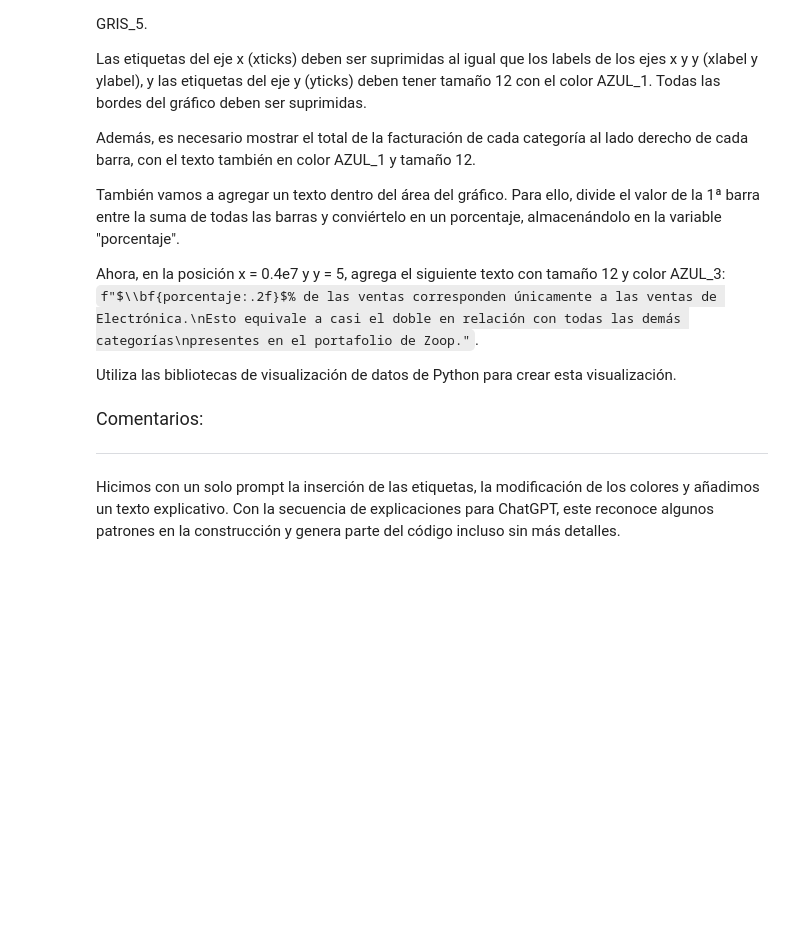
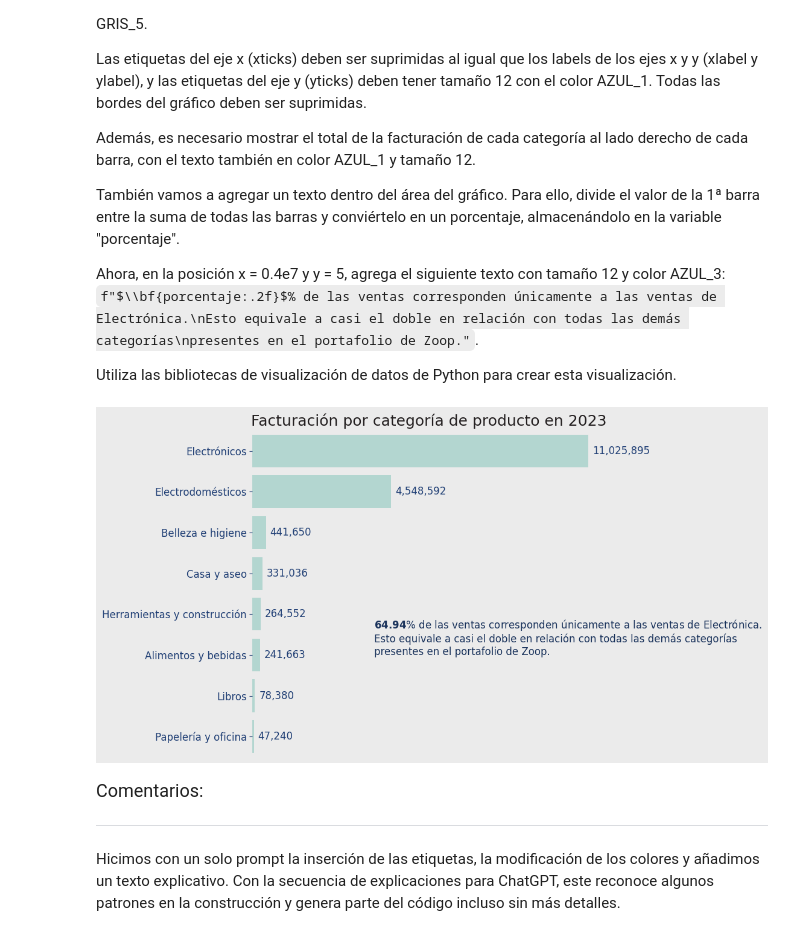
Before and after one commit to MarteDevs/ia-aplicada-a-data-science-construccion-de-visualizaciones, a Jupyter notebook: IA_aplicada_a_ciencia_de_datos.ipynb, the cells around one changed output. Saved outputs shown, nothing was run; the diff lists cells and outputs as text; code cells hidden in the pictures; blank space fills up the shorter version.

```diff
--- a/IA_aplicada_a_ciencia_de_datos.ipynb
+++ b/IA_aplicada_a_ciencia_de_datos.ipynb
@@ -1594,3 +1768,7 @@ Utiliza las bibliotecas de visualización de datos de Python para crear esta vis
+# %%
+facturacion_por_categoria().show()
+# %% [output]
+[figure, added]
 # %% [markdown]
 <font color="7b71ff" size=4> Comentarios: </font>
 
```
Also changed, not shown: parts of 23 cells of this notebook.
